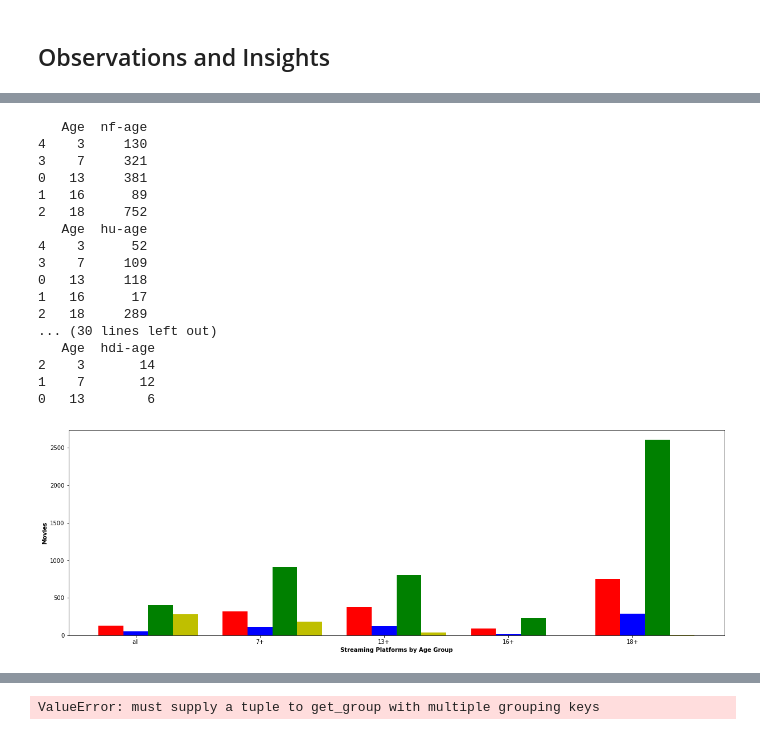
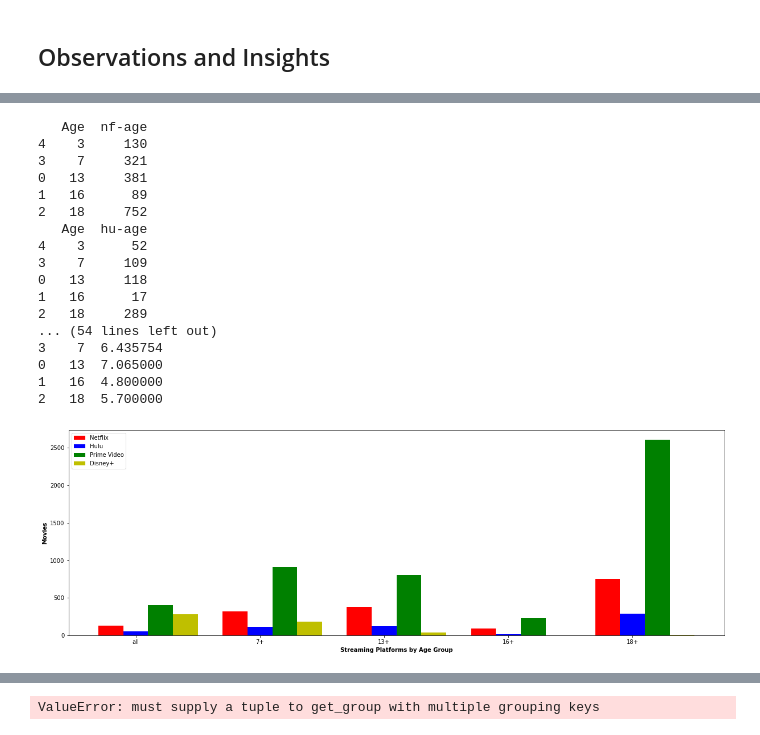
Before and after one commit to jtslater2/old_fashioned, a Jupyter notebook: Scripts/mpaa.ipynb, the cells around one changed output, grey strips where cells are left out. Drawn from its saved outputs; the diff is of its cells as text; code cells hidden in the pictures.

Commit message:
5:00 save - bar graphs & bar graph with high ratings & mean

```diff
--- a/Scripts/mpaa.ipynb
+++ b/Scripts/mpaa.ipynb
@@ -114,17 +117,6 @@ s2 = test2_df.groupby("Age")["Netflix"].count().to_frame(name = "nf-age").reset_
 s3 = test3_df.groupby("Age")["Hulu"].count().to_frame(name = "hu-age").reset_index()
 s4 = test4_df.groupby("Age")["Prime Video"].count().to_frame(name = "pv-age").reset_index()
 s5 = test5_df.groupby("Age")["Disney+"].count().to_frame(name = "di-age").reset_index()
-
-
-
-hs2 = htest2_df.groupby("Age")["Netflix"].count().to_frame(name = "hnf-age").reset_index()
-hs3 = htest3_df.groupby("Age")["Hulu"].count().to_frame(name = "hhu-age").reset_index()
-hs4 = htest4_df.groupby("Age")["Prime Video"].count().to_frame(name = "hpv-age").reset_index()
-hs5 = htest5_df.groupby("Age")["Disney+"].count().to_frame(name = "hdi-age").reset_index()
-
-
-dd = s2["nf-age"].sum()
-dd
 
 s2.replace({'13+':13 ,'16+':16,'18+':18,'7+':7,'all':3}, inplace= True)
 s3.replace({'13+':13 ,'16+':16,'18+':18,'7+':7,'all':3}, inplace= True)
@@ -135,12 +127,20 @@ s2.sort_values(by = "Age", inplace = True)
 s3.sort_values(by = "Age", inplace = True)
 s4.sort_values(by = "Age", inplace = True)
 s5.sort_values(by = "Age", inplace = True)
+
 print(s2)
 print(s3)
 print(s4)
 print(s5)
 
 
+
+
+
+hs2 = htest2_df.groupby("Age")["Netflix"].count().to_frame(name = "hnf-age").reset_index()
+hs3 = htest3_df.groupby("Age")["Hulu"].count().to_frame(name = "hhu-age").reset_index()
+hs4 = htest4_df.groupby("Age")["Prime Video"].count().to_frame(name = "hpv-age").reset_index()
+hs5 = htest5_df.groupby("Age")["Disney+"].count().to_frame(name = "hdi-age").reset_index()
 
 hs2.replace({'13+':13 ,'16+':16,'18+':18,'7+':7,'all':3}, inplace= True)
 hs3.replace({'13+':13 ,'16+':16,'18+':18,'7+':7,'all':3}, inplace= True)
@@ -151,10 +151,37 @@ hs2.sort_values(by = "Age", inplace = True)
 hs3.sort_values(by = "Age", inplace = True)
 hs4.sort_values(by = "Age", inplace = True)
 hs5.sort_values(by = "Age", inplace = True)
+
 print(hs2)
 print(hs3)
 print(hs4)
 print(hs5)
+
+
+
+
+
+
+
+ms2 = test2_df.groupby("Age")["IMDb"].mean().to_frame(name = "mnf-age").reset_index()
+ms3 = test3_df.groupby("Age")["IMDb"].mean().to_frame(name = "mhu-age").reset_index()
+ms4 = test4_df.groupby("Age")["IMDb"].mean().to_frame(name = "mpv-age").reset_index()
+ms5 = test5_df.groupby("Age")["IMDb"].mean().to_frame(name = "mdi-age").reset_index()
+
+ms2.replace({'13+':13 ,'16+':16,'18+':18,'7+':7,'all':3}, inplace= True)
+ms3.replace({'13+':13 ,'16+':16,'18+':18,'7+':7,'all':3}, inplace= True)
+ms4.replace({'13+':13 ,'16+':16,'18+':18,'7+':7,'all':3}, inplace= True)
+ms5.replace({'13+':13 ,'16+':16,'18+':18,'7+':7,'all':3}, inplace= True)
+
+ms2.sort_values(by = "Age", inplace = True)
+ms3.sort_values(by = "Age", inplace = True)
+ms4.sort_values(by = "Age", inplace = True)
+ms5.sort_values(by = "Age", inplace = True)
+
+print(ms2)
+print(ms3)
+print(ms4)
+print(ms5)
 # %% [output]
    Age  nf-age
 4    3     130
@@ -168,32 +195,37 @@ print(hs5)
 0   13     118
 1   16      17
 2   18     289
-... (30 lines left out)
-   Age  hdi-age
-2    3       14
-1    7       12
-0   13        6
+... (54 lines left out)
+3    7  6.435754
+0   13  7.065000
+1   16  4.800000
+2   18  5.700000
 # %%
+#movie count by age group
+
 fig = plt.figure(figsize = (16,5))
+
+import matplotlib.patches as mpatches
 
 x = np.arange(5)
 
 ax = fig.add_axes([0,0,1,1])
-ax.bar(x, s2["nf-age"], color = 'r', width = 0.2)
-ax.bar(x+.2, s3["hu-age"], color = 'b', width = 0.2)
-ax.bar(x+ .4, s4["pv-age"], color = 'g', width = 0.2)
-ax.bar(x+.6, s5["di-age"], color = 'y', width = 0.2)
+ax.bar(x, s2["nf-age"], color = 'r', width = 0.2, label = "Netflix")
+ax.bar(x+.2, s3["hu-age"], color = 'b', width = 0.2, label = "Hulu")
+ax.bar(x+ .4, s4["pv-age"], color = 'g', width = 0.2, label = "Prime Video")
+ax.bar(x+.6, s5["di-age"], color = 'y', width = 0.2, label = "Disney+")
 
 
 plt.xlabel('Streaming Platforms by Age Group', fontweight ='bold')
 plt.ylabel('Movies', fontweight ='bold')
 #plt.xticks(['all', '7+', '13+', '16+', '18+'])
 plt.xticks([r + .2 for r in range(5)],
            ['all', '7+', '13+', '16+', '18+'])
 
 
+plt.legend()
 
 plt.show()
 # %% [output]
-[figure, old version]
+[figure, new version]
 # %%
```
Also changed, not shown: parts of 6 cells of this notebook.
